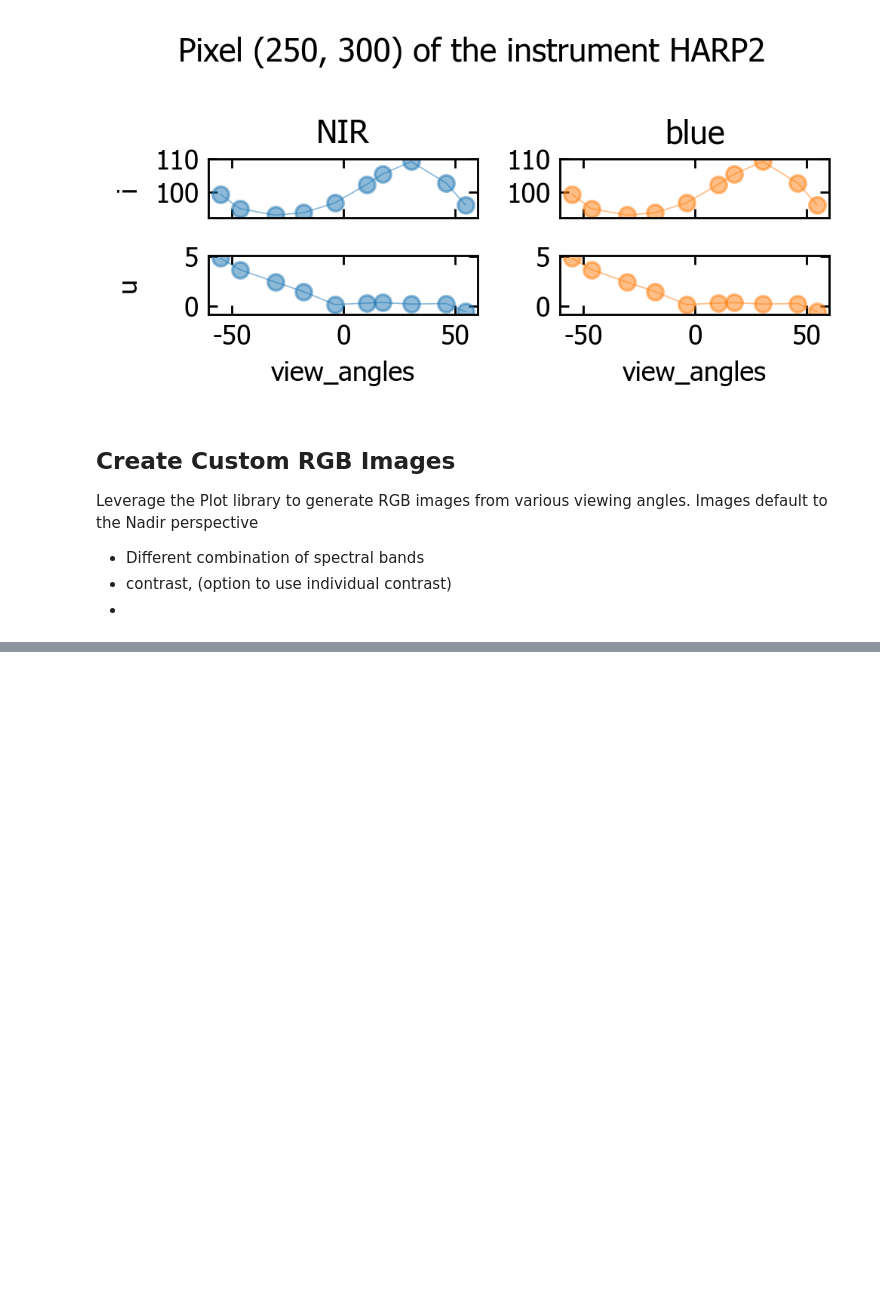
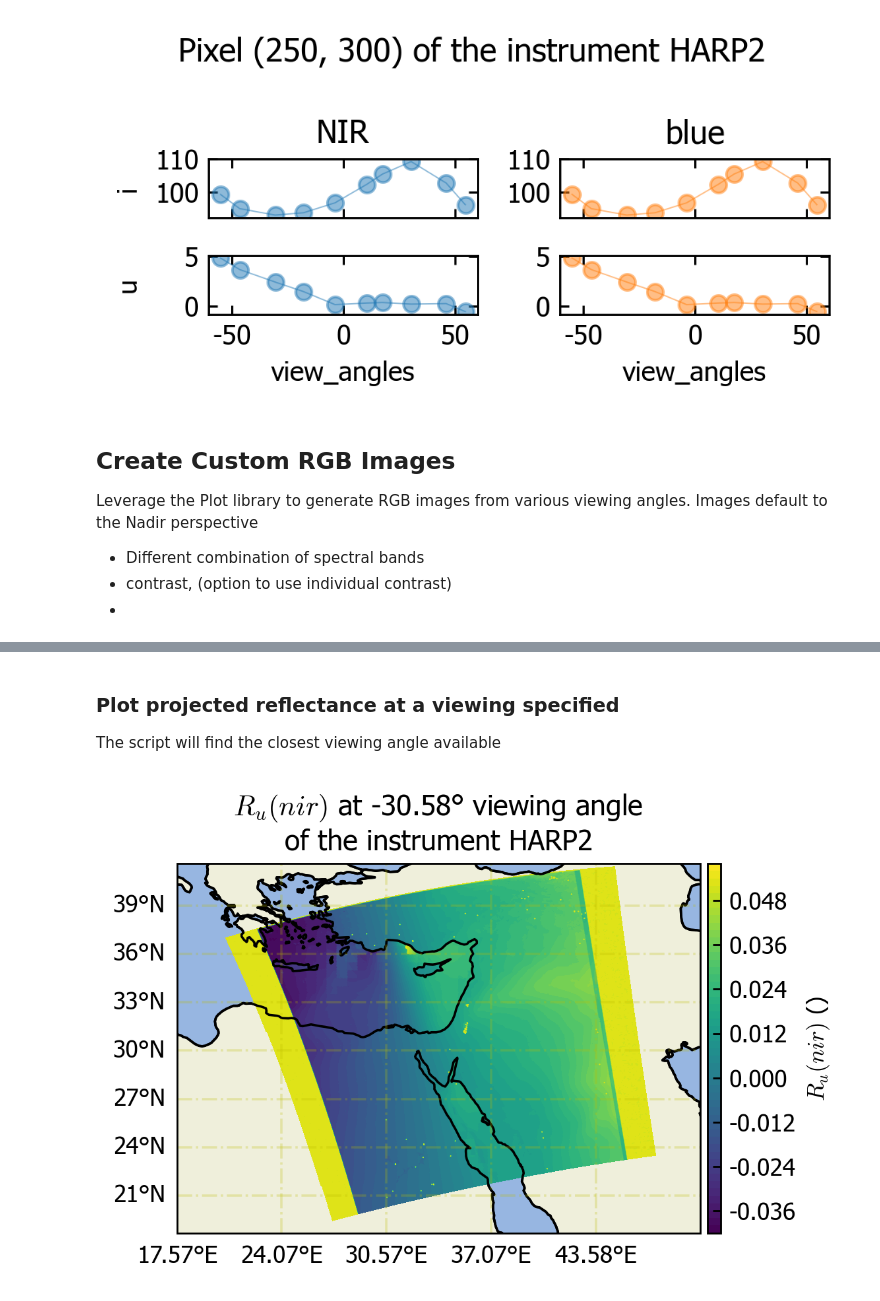
Before and after one commit to aninramesh/nasa-pace-data-reader, a Jupyter notebook: Examples/L1C-example.ipynb, the cells around one changed output, grey strips where cells are left out. Drawn from its saved outputs; the diff is of its cells as text; code cells hidden in the pictures; blank space fills up the shorter version.

```diff
--- a/Examples/L1C-example.ipynb
+++ b/Examples/L1C-example.ipynb
@@ -156,0 +165,10 @@ Clipping input data to the valid range for imshow with RGB data ([0..1] for floa
+# %% [markdown]
+### Plot projected reflectance at a viewing specified
+
+The script will find the closest viewing angle available
+# %%
+# Plotting reflectance at closest viewing angle to -35 degrees
+plt_.reflectance = True
+plt_.projectVar('u',  viewAngle=-35)
+# %% [output]
+[figure, added]
```
Also changed, not shown: parts of 5 cells of this notebook, 3 other files.
